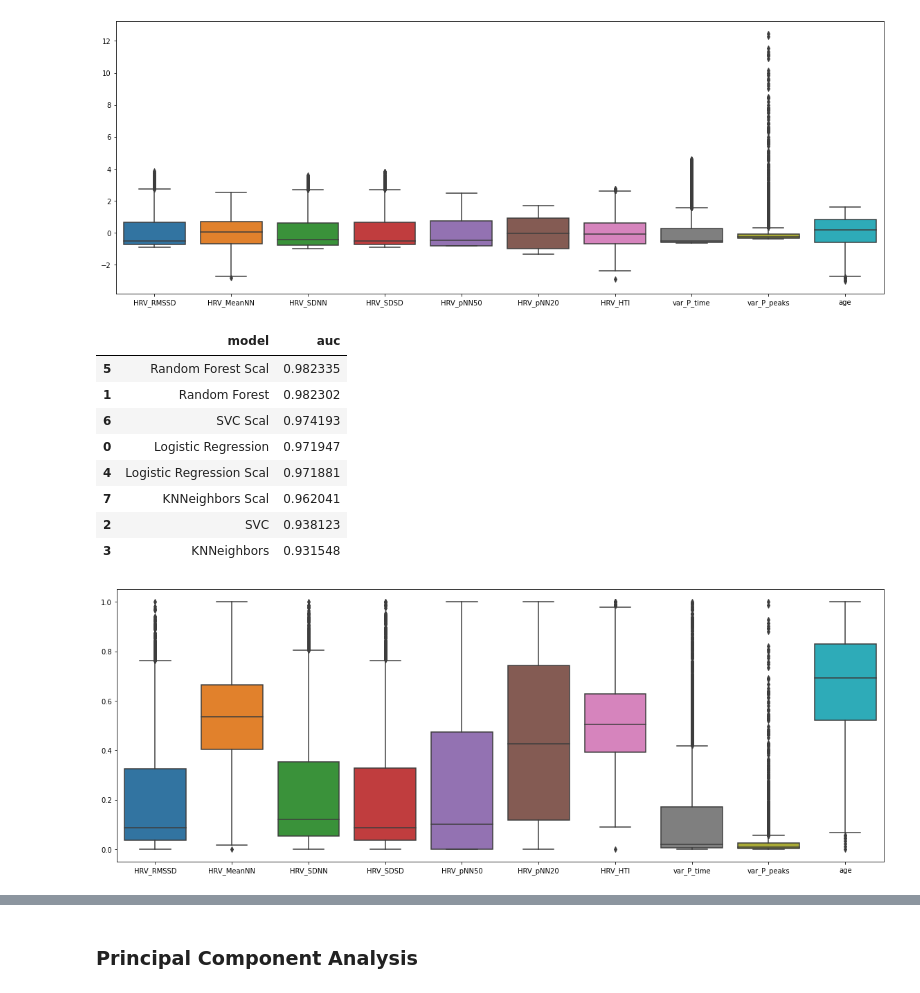
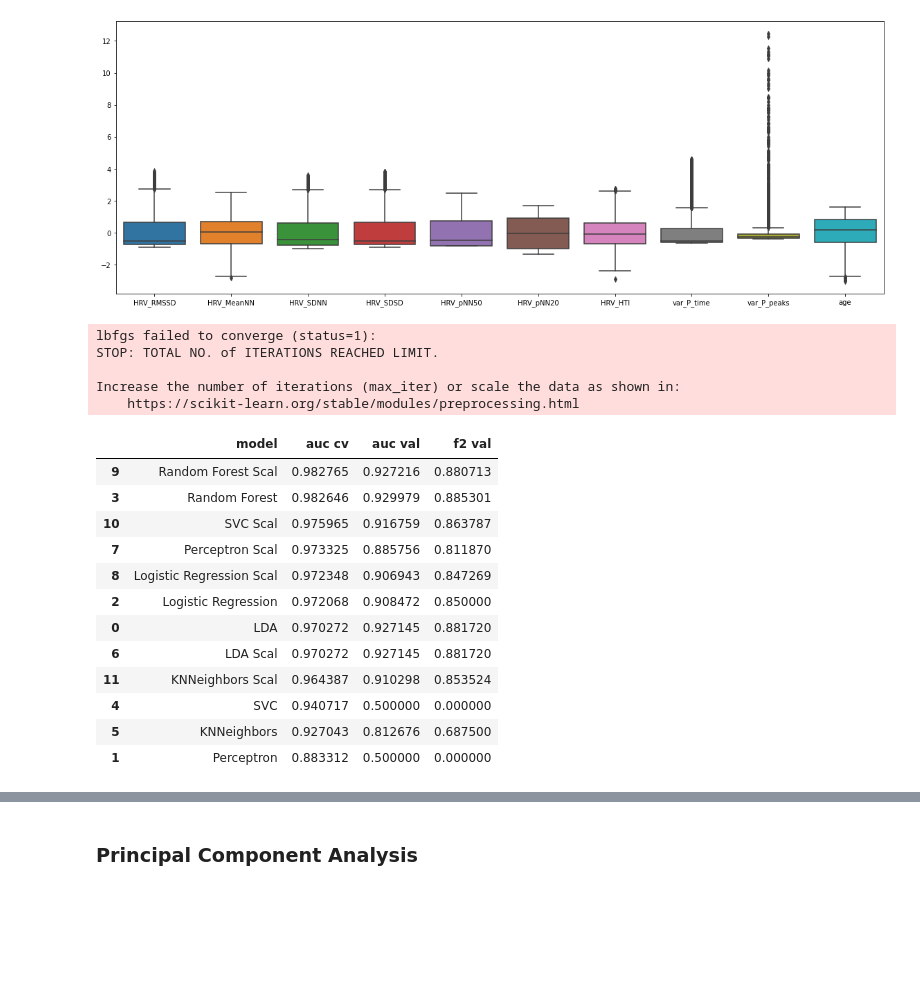
Before and after one commit to tomiambro/af_classifier, a Jupyter notebook: Models.ipynb, the cells around one changed output, grey strips where cells are left out. Cells and saved outputs as stored; diff of their text form; code cells hidden in the pictures; blank space fills up the shorter version.

```diff
--- a/Models.ipynb
+++ b/Models.ipynb
@@ -104,6 +110,8 @@ res = pd.DataFrame({'model':[], 'auc':[]})
 ## Model Experiments
 # %%
 models = {
+        'LDA': LinearDiscriminantAnalysis(),
+        'Perceptron': MLPClassifier(solver='lbfgs', alpha=1e-5, hidden_layer_sizes=(3, 3), random_state=42, max_iter=100),
         'Logistic Regression': LogisticRegression(max_iter = 2000, n_jobs = 4, random_state=42),
         'Random Forest': RandomForestClassifier(n_jobs = 4, random_state=42),
         'SVC': SVC(random_state=42),
@@ -115,10 +123,14 @@ models = {
 for name, model in models.items():
 
     # Model training with cross validation
-    scores = cross_val_score(model, X_train, y_train, cv=4, scoring='roc_auc', n_jobs=4)
+    scores = cross_val_score(model, X_train, y_train, cv=10, scoring='roc_auc', n_jobs=4)
+    model.fit(X_train, y_train.ravel())
+
+    f2 = fbeta_score(y_val, model.predict(X_val), beta=2)
+    roc = roc_auc_score(y_val, model.predict(X_val))
 
     # Save the results to a dataframe
-    res = res.append({'model': f"{name}", 'auc': scores.mean()}, ignore_index=True)
+    res = res.append({'model': f"{name}", 'auc cv': scores.mean(), 'auc val': roc, 'f2 val': f2}, ignore_index=True)
 
     # Experiment Tracking
     with mlflow.start_run(experiment_id=experiment_id):
@@ -165,11 +179,16 @@ plt.show()
 # %%
 scal = StandardScaler()
 xtrain_scal = scal.fit_transform(X_train)
-xeval_scal = scal.transform(X_eval)
+xval_scal = scal.transform(X_val)
 # %%
 for name, model in models.items():
-    scores = cross_val_score(model, xtrain_scal, y_train, cv=4, scoring='roc_auc', n_jobs=4)
-    res = res.append({'model': f"{name} Scal", 'auc': scores.mean()}, ignore_index=True)
+    scores = cross_val_score(model, xtrain_scal, y_train, cv=10, scoring='roc_auc', n_jobs=4)
+    model.fit(xtrain_scal, y_train.ravel())
+
+    f2 = fbeta_score(y_val, model.predict(xval_scal), beta=2)
+    roc = roc_auc_score(y_val, model.predict(xval_scal))
+
+    res = res.append({'model': f"{name} Scal", 'auc cv': scores.mean(), 'auc val': roc, 'f2 val': f2}, ignore_index=True)
 
     # Experiment Tracking
     with mlflow.start_run(experiment_id=experiment_id):
@@ -189,28 +208,25 @@ for name, model in models.items():
         else:
 
             mlflow.sklearn.log_model(model, "model")
+# %% [output]
+lbfgs failed to converge (status=1):
+STOP: TOTAL NO. of ITERATIONS REACHED LIMIT.
+
+Increase the number of iterations (max_iter) or scale the data as shown in:
+    https://scikit-learn.org/stable/modules/preprocessing.html
 # %%
-res.sort_values('auc', ascending=False)
+res.sort_values('auc cv', ascending=False)
 # %% [output]
-|  | model | auc |
-| 5 | Random Forest Scal | 0.982335 |
-| 1 | Random Forest | 0.982302 |
-| 6 | SVC Scal | 0.974193 |
-| 0 | Logistic Regression | 0.971947 |
-| 4 | Logistic Regression Scal | 0.971881 |
-| 7 | KNNeighbors Scal | 0.962041 |
-| 2 | SVC | 0.938123 |
-| 3 | KNNeighbors | 0.931548 |
+|  | model | auc cv | auc val | f2 val |
+| 9 | Random Forest Scal | 0.982765 | 0.927216 | 0.880713 |
+| 3 | Random Forest | 0.982646 | 0.929979 | 0.885301 |
+| 10 | SVC Scal | 0.975965 | 0.916759 | 0.863787 |
+| 7 | Perceptron Scal | 0.973325 | 0.885756 | 0.811870 |
+| 8 | Logistic Regression Scal | 0.972348 | 0.906943 | 0.847269 |
+| 2 | Logistic Regression | 0.972068 | 0.908472 | 0.850000 |
+| 0 | LDA | 0.970272 | 0.927145 | 0.881720 |
+| 6 | LDA Scal | 0.970272 | 0.927145 | 0.881720 |
+| 11 | KNNeighbors Scal | 0.964387 | 0.910298 | 0.853524 |
+| 4 | SVC | 0.940717 | 0.500000 | 0.000000 |
+| 5 | KNNeighbors | 0.927043 | 0.812676 | 0.687500 |
+| 1 | Perceptron | 0.883312 | 0.500000 | 0.000000 |
-# %%
-scal = MinMaxScaler()
-df_normal = scal.fit_transform(df_raw.drop('label', axis=1))
-cols = df_raw.columns
-cols = cols.drop('label')
-df_normal = pd.DataFrame(df_normal, columns=cols)
-
-plt.figure(figsize=(16,6))
-sns.boxplot(data=df_normal)
-plt.tight_layout()
-plt.show()
-# %% [output]
-[figure, removed]
```
Also changed, not shown: parts of 12 cells of this notebook.
